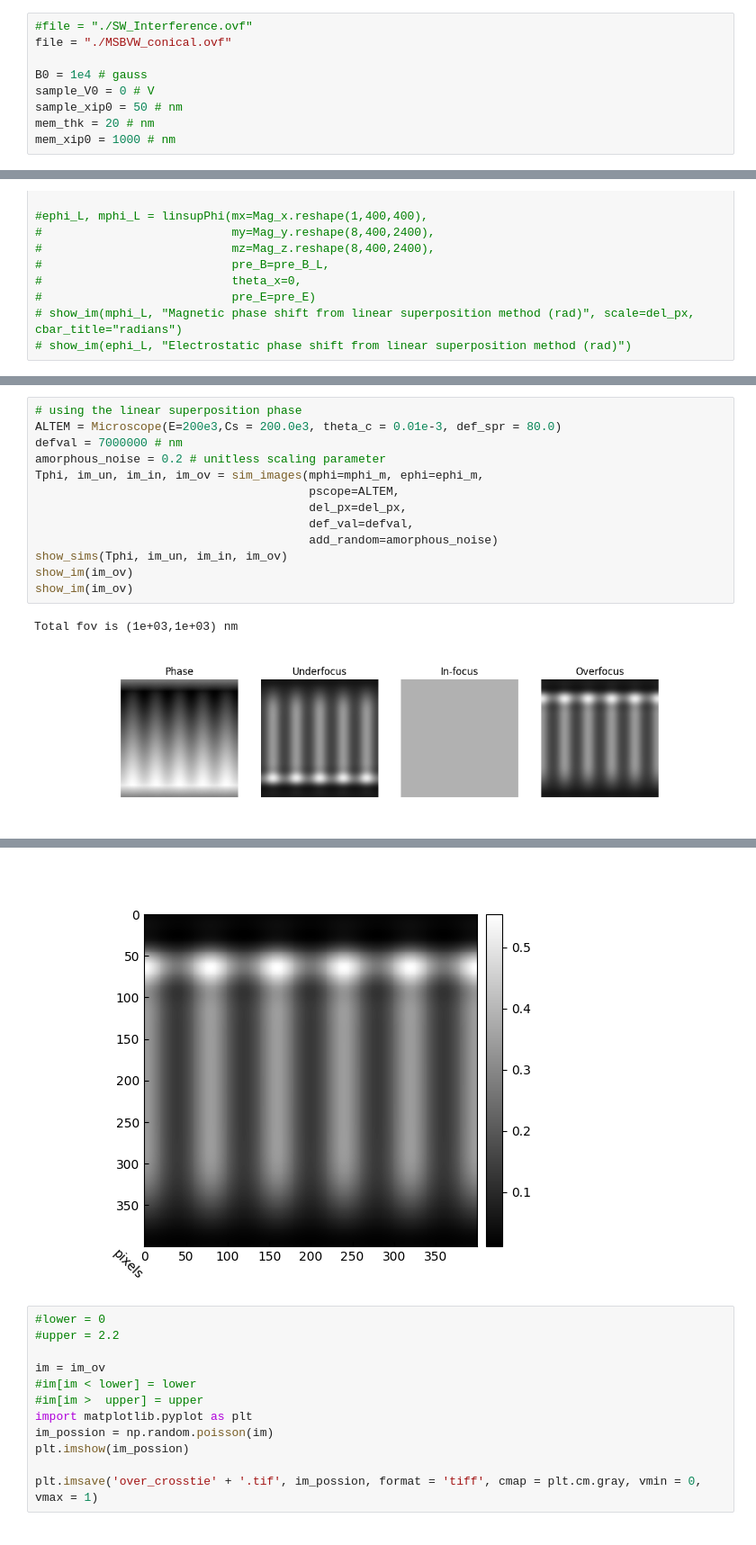
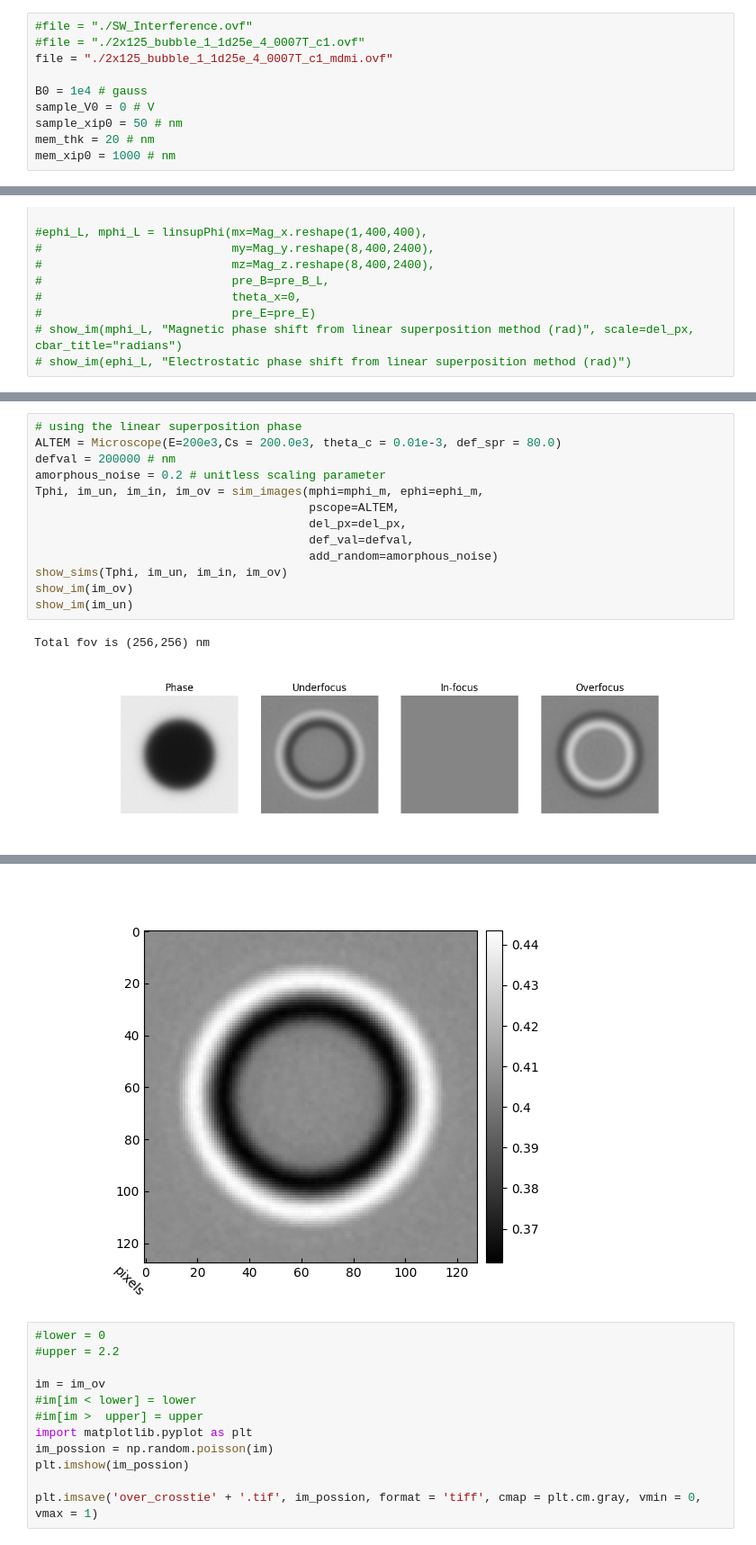
Before and after one commit to HarrismLiuch/PyLorentz, a Jupyter notebook: sw_simulation/sw_sim_LTEM.ipynb, the cells around one changed output, grey strips where cells are left out. Shown at 90% size. Cells and saved outputs as stored; diff of their text form.

```diff
--- a/sw_simulation/sw_sim_LTEM.ipynb
+++ b/sw_simulation/sw_sim_LTEM.ipynb
@@ -11,7 +11,8 @@ import numpy as np
 %matplotlib widget
 # %%
 #file = "./SW_Interference.ovf"
-file = "./MSBVW_conical.ovf"
+#file = "./2x125_bubble_1_1d25e_4_0007T_c1.ovf"
+file = "./2x125_bubble_1_1d25e_4_0007T_c1_mdmi.ovf"
 
 B0 = 1e4 # gauss
 sample_V0 = 0 # V
@@ -122,7 +123,7 @@ show_im(mphi_m, title="magnetic phase shift from Mansuripur algorithm", cbar_tit
 # %%
 # using the linear superposition phase
 ALTEM = Microscope(E=200e3,Cs = 200.0e3, theta_c = 0.01e-3, def_spr = 80.0)
-defval = 7000000 # nm
+defval = 200000 # nm
 amorphous_noise = 0.2 # unitless scaling parameter
 Tphi, im_un, im_in, im_ov = sim_images(mphi=mphi_m, ephi=ephi_m,
                                        pscope=ALTEM,
@@ -131,7 +132,7 @@ Tphi, im_un, im_in, im_ov = sim_images(mphi=mphi_m, ephi=ephi_m,
                                        add_random=amorphous_noise)
 show_sims(Tphi, im_un, im_in, im_ov)
 show_im(im_ov)
-show_im(im_ov)
+show_im(im_un)
 # %% [output]
-Total fov is (1e+03,1e+03) nm
+Total fov is (256,256) nm
-[figure, old version]
+[figure, new version]
@@ -139,4 +140,4 @@ Total fov is (1e+03,1e+03) nm
-[figure, old version]
+[figure, new version]
 # %%
 #lower = 0
 #upper = 2.2
```
Also changed, not shown: parts of 8 cells of this notebook.
